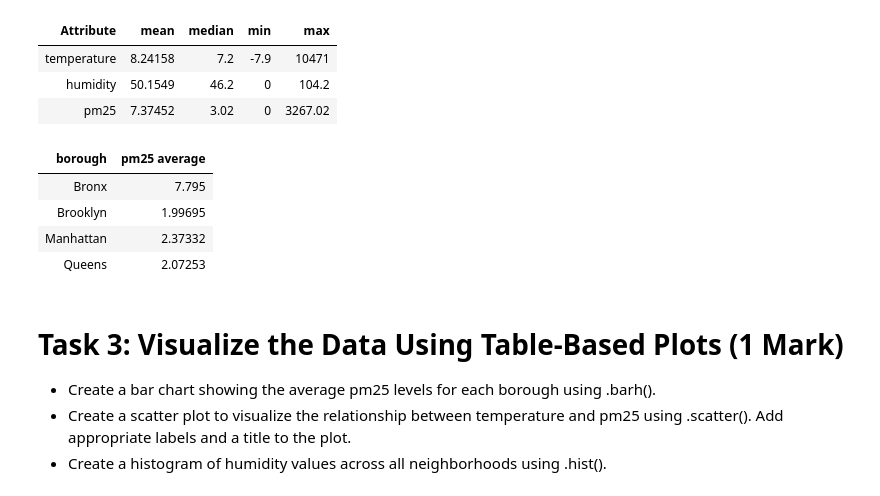
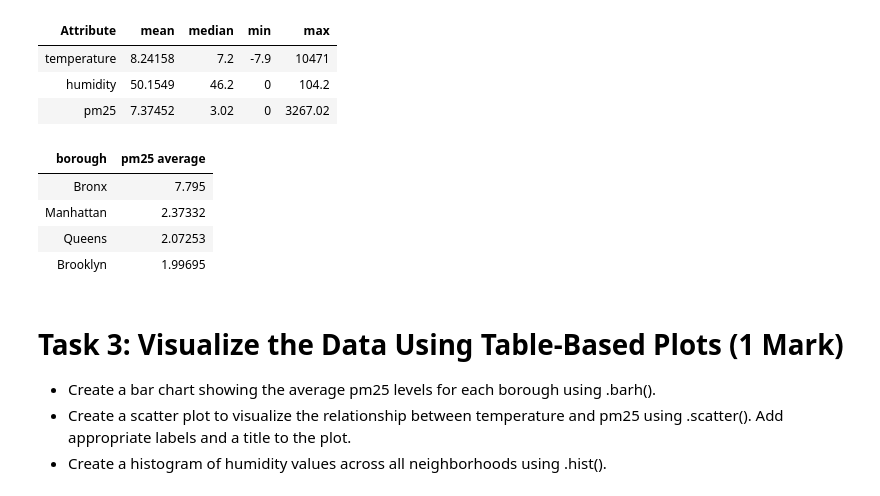
Before and after one commit to Aaesha-Alteneiji/Foundation-Of-Data-Science, a Jupyter notebook: AaeshaAlteneiji_Activity2_AirQuality.ipynb, the cells around one changed output. Saved outputs shown, nothing was run; the diff lists cells and outputs as text; code cells hidden in the pictures.

```diff
--- a/AaeshaAlteneiji_Activity2_AirQuality.ipynb
+++ b/AaeshaAlteneiji_Activity2_AirQuality.ipynb
@@ -214,14 +214,14 @@ Summary_Statistics
 | pm25 | 7.37452 | 3.02 | 0 | 3267.02 |
 # %%
 #Task 2.2 + 2.3: Grouping the data by brorough and displaying the average pm25 value
-pm25_average_by_borough = Air_Quality_Data.select("borough", "pm25").group("borough", np.average)
+pm25_average_by_borough = Air_Quality_Data.select("borough", "pm25").group("borough", np.average).sort("pm25 average", descending = True)
 pm25_average_by_borough
 # %% [output]
 | borough | pm25 average |
 | Bronx | 7.795 |
-| Brooklyn | 1.99695 |
 | Manhattan | 2.37332 |
 | Queens | 2.07253 |
+| Brooklyn | 1.99695 |
 # %% [markdown]
 # Task 3: Visualize the Data Using Table-Based Plots (1 Mark)
 
```
Also changed, not shown: parts of 6 cells of this notebook.
